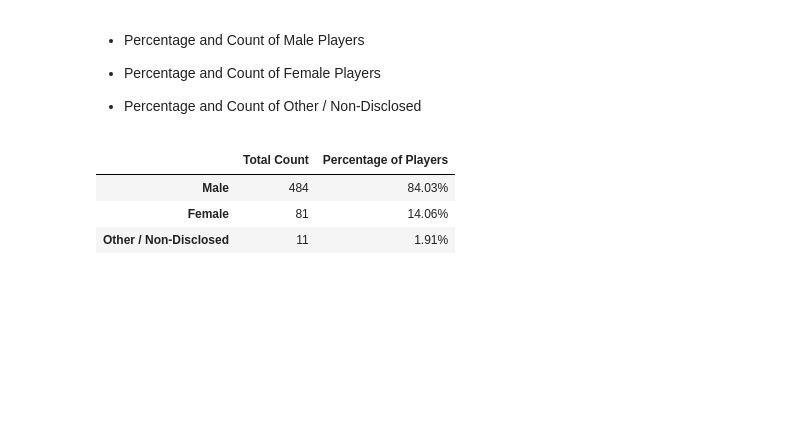
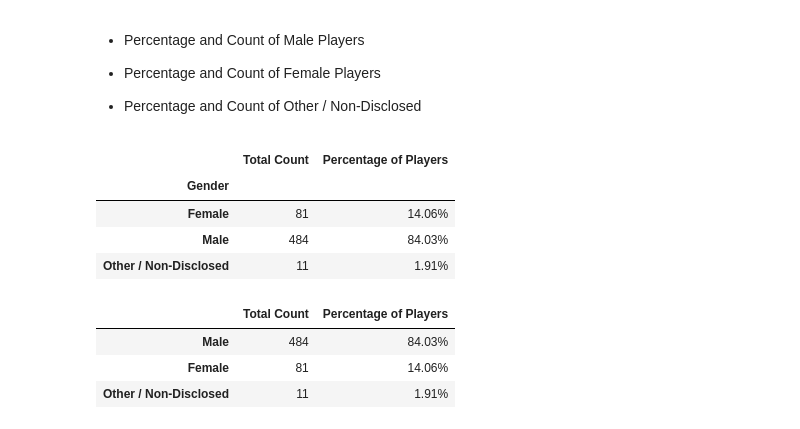
Before and after one commit to acsours/pandas-challenge, a Jupyter notebook: HeroesofPymoli/HeroesOfPymoli_starter-Copy1.ipynb, the cells around one changed output. Drawn from its saved outputs; the diff is of its cells as text; code cells hidden in the pictures; blank space fills up the shorter version.

Commit message:
gender demographics df added, rough

```diff
--- a/HeroesofPymoli/HeroesOfPymoli_starter-Copy1.ipynb
+++ b/HeroesofPymoli/HeroesOfPymoli_starter-Copy1.ipynb
@@ -118,7 +111,10 @@ summary_df=pd.DataFrame(summary_data)
 # summary_df=summary_df.style.format("Average Price",'${:.2}')
 # summary_df["Average Price"] = summary_df["Average Price'].map("${:, .2f}".format)
 
-pd.options.display.float_format = '${:,.2f}'.format
+# renamed_gender_df.loc[:, 'Percentage of Players']=renamed_gender_df.loc[:,'Percentage of Players'].map("{:,.2%}".format)
+summary_df.loc[:,'Average Price']=summary_df.loc[:,'Average Price'].map("${:,.2f}".format)
+summary_df.loc[:,'Total Revenue']=summary_df.loc[:,'Total Revenue'].map("${:,.2f}".format)
+# pd.options.display.float_format = '${:,.2f}'.format
 
 summary_df
 # %% [output]
@@ -136,10 +132,37 @@ summary_df
 * Percentage and Count of Other / Non-Disclosed
 # %%
 # create new df with only sn gender
-# drop duplicates with subset sn
-# use value_counts to group by genders
-# create gender demo percentes variable that divides counts by sn count
-# create df
+gender_df=purchase_data_df.loc[:,['SN','Gender']]
+
+# # drop duplicates with subset sn
+gender_df.drop_duplicates('SN',inplace=True)
+
+# group by genders
+gender_demo_df=gender_df.groupby('Gender').count()
+
+sn_count=gender_demo_df.loc[:, 'SN'].sum()
+
+
+# create gender demo percents variable that divides counts by sn count
+gender_demo_df.loc[:,'Percentage of Players']= gender_demo_df.loc[:, 'SN']/sn_count
+gender_demo_df
+
+
+# create df with renamed columns, formatting for percent
+new_columns={
+
+    'SN': 'Total Count'
+}
+
+renamed_gender_df=gender_demo_df.rename(columns=new_columns)
+renamed_gender_df.loc[:, 'Percentage of Players']=renamed_gender_df.loc[:,'Percentage of Players'].map("{:,.2%}".format)
+renamed_gender_df
+# %% [output]
+|  | Total Count | Percentage of Players |
+| Gender |  |  |
+| Female | 81 | 14.06% |
+| Male | 484 | 84.03% |
+| Other / Non-Disclosed | 11 | 1.91% |
 # %%
 # %% [output]
 |  | Total Count | Percentage of Players |
```
Also changed, not shown: parts of 2 cells of this notebook.
